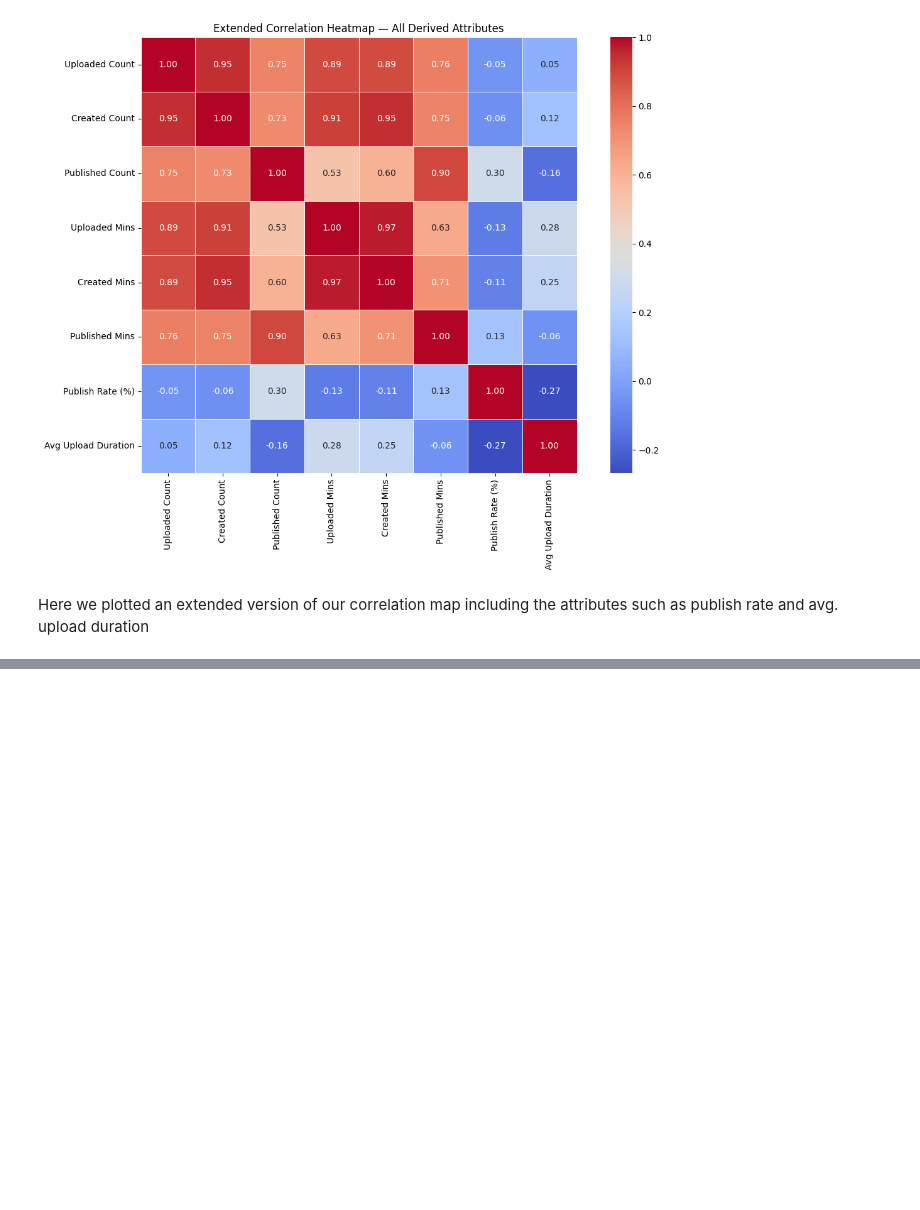
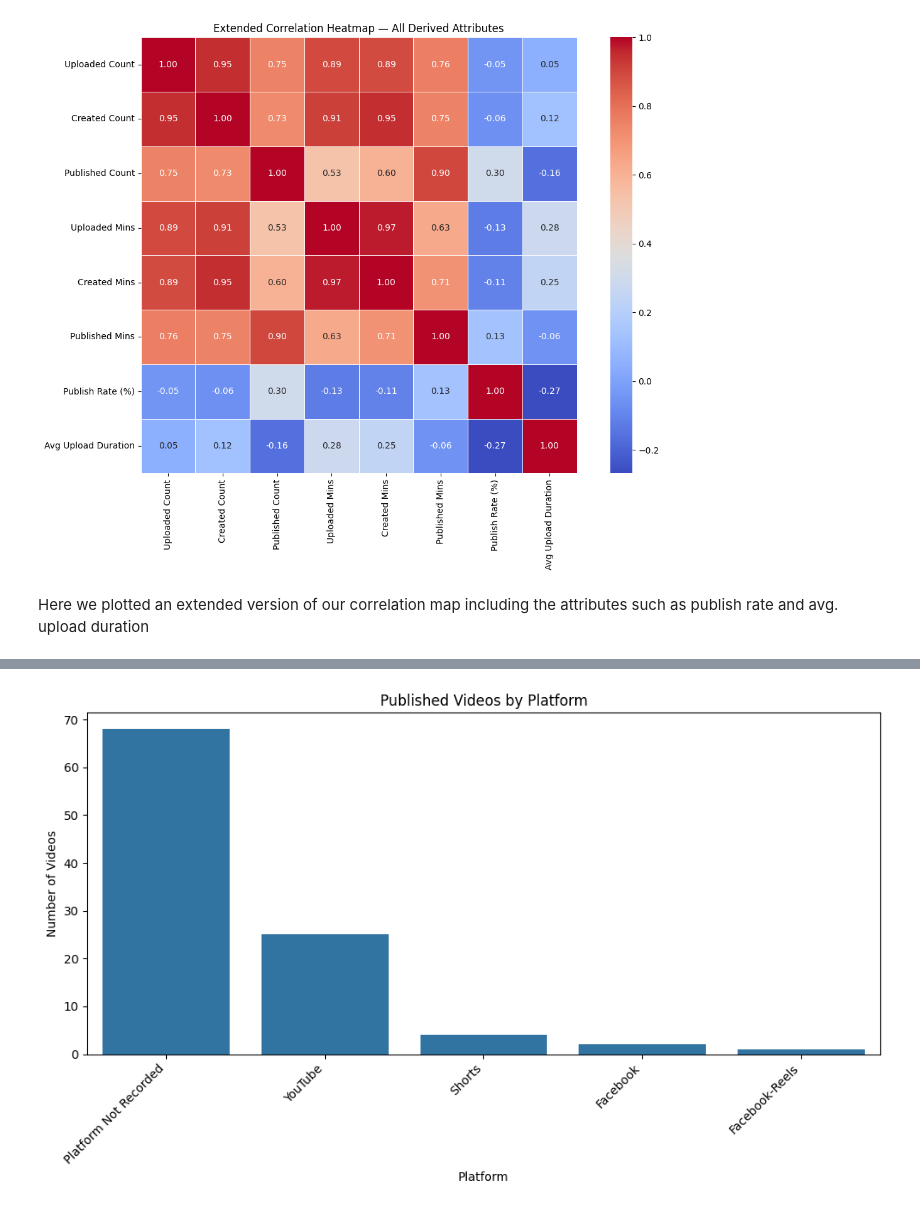
Before and after one commit to zen-code11/GC-Data, a Jupyter notebook: eda.ipynb, the cells around one changed output, grey strips where cells are left out. Cells and saved outputs as stored; diff of their text form; code cells hidden in the pictures; blank space fills up the shorter version.

```diff
--- a/eda.ipynb
+++ b/eda.ipynb
@@ -176,0 +378,6 @@ Here we plotted an extended version of our correlation map including the attribu
+# %%
+df1_published['Published Platform'] = df1_published['Published Platform'].fillna('Platform Not Recorded')
+
+platform_counts = df1_published['Published Platform'].value_counts().reset_index()
+platform_counts.columns = ['Platform', 'Count']
+print(platform_counts)
@@ -176,0 +396,15 @@ Here we plotted an extended version of our correlation map including the attribu
+# %%
+plt.figure(figsize=(10, 6))
+sns.barplot(
+    data=platform_counts,
+    x='Platform',
+    y='Count',
+)
+plt.title('Published Videos by Platform')
+plt.xlabel('Platform')
+plt.ylabel('Number of Videos')
+plt.xticks(rotation=45, ha='right')
+plt.tight_layout()
+plt.show()
+# %% [output]
+[figure, added]
```
Also changed, not shown: parts of 19 cells of this notebook.
